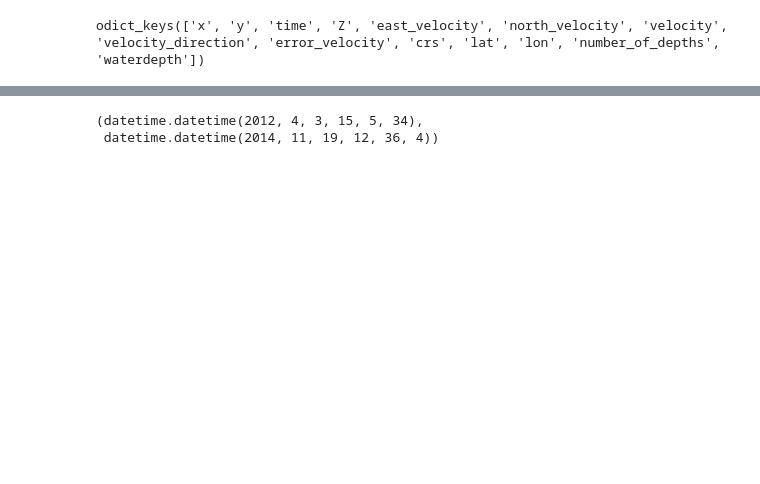
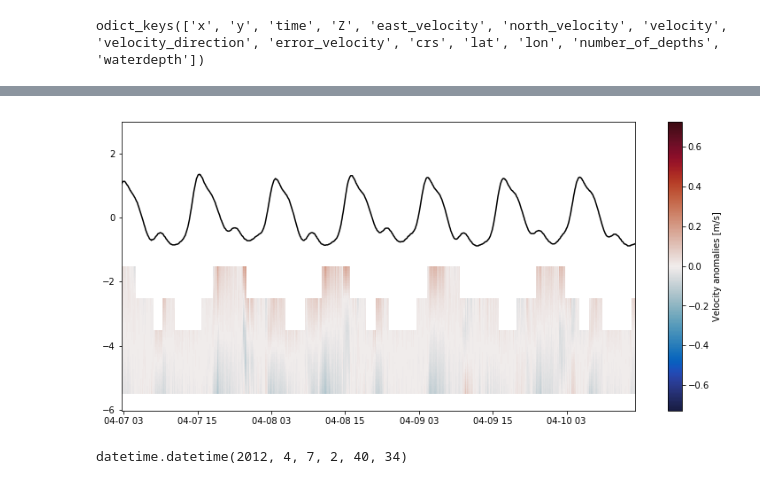
Before and after one commit to openearth/sandengine-viewer, a Jupyter notebook: notebooks/adcp.ipynb, the cells around one changed output, grey strips where cells are left out. Saved outputs shown, nothing was run; the diff lists cells and outputs as text; code cells hidden in the pictures; blank space fills up the shorter version.

```diff
--- a/notebooks/adcp.ipynb
+++ b/notebooks/adcp.ipynb
@@ -67,8 +40,19 @@ import scipy.interpolate
 # %%
+# interpolate accross a consistent Z grid
 z_new = np.linspace(Z.min(), Z.max(), num=100)
 interps = []
 N = mag.shape[0]
 for i in range(N):
-    values = np.c_[mag[i].filled(np.nan), U[i].filled(np.nan), V[i].filled(np.nan)]
-    f = scipy.interpolate.interp1d(Z[i], values.T, bounds_error=False)
-    interps.append(f(z_new).T)
+    values = np.c_[
+        mag[i].filled(np.nan),
+        U[i].filled(np.nan),
+        V[i].filled(np.nan)
+    ]
+    f = scipy.interpolate.interp1d(
+        Z[i],
+        values.T,
+        bounds_error=False
+    )
+    interps.append(
+        f(z_new).T
+    )
@@ -121,7 +72,33 @@ plt.imsave('uv.png', np.ma.arctan2(V_interp, U_interp), cmap=cmocean.cm.phase, v
-# %%
-time[0], time[-1]
-# %% [output]
-(datetime.datetime(2012, 4, 3, 15, 5, 34),
- datetime.datetime(2014, 11, 19, 12, 36, 4))
+# %%
+fig, ax = plt.subplots(figsize=(13, 6))
+N_ssh = matplotlib.colors.Normalize(ssh.min(), ssh.max())
+ax.plot([time for time in times], ssh, 'k-')
+aspect = ax.get_aspect()
+# or use    mag_interp     vmax=mag_interp.max(),    cmap=cmocean.cm.speed
+ax.set_xlim(
+    matplotlib.dates.date2num(times[1000]),
+    matplotlib.dates.date2num(times[2000])
+)
+ax.set_ylim(z_new[0], 3)
+
+im = ax.imshow(
+    mag_interp_anomaly,
+    origin='top',
+    extent=(
+        matplotlib.dates.date2num(times[0]), matplotlib.dates.date2num(times[-1]),
+        z_new[0], z_new[-1]
+    ),
+    vmin=-mag_anomaly_max,
+    vmax=mag_anomaly_max,
+    cmap=cmocean.cm.balance
+)
+plt.colorbar(im, ax=ax, label='Velocity anomalies [m/s]')
+ax.set_aspect(aspect)
+# %% [output]
+[figure, added]
+# %%
+times[1000]
+# %% [output]
+datetime.datetime(2012, 4, 7, 2, 40, 34)
 # %%
 # %% [output]
```
Also changed, not shown: parts of 19 cells of this notebook.
